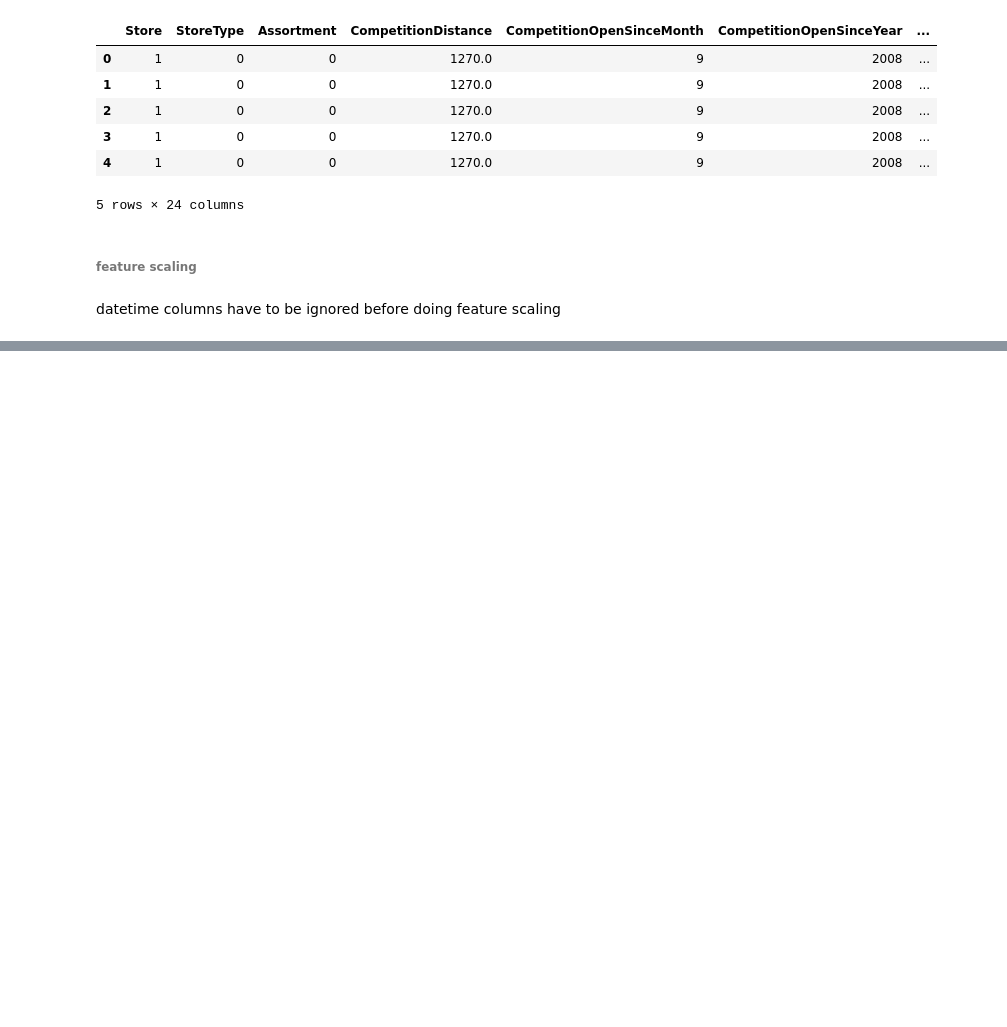
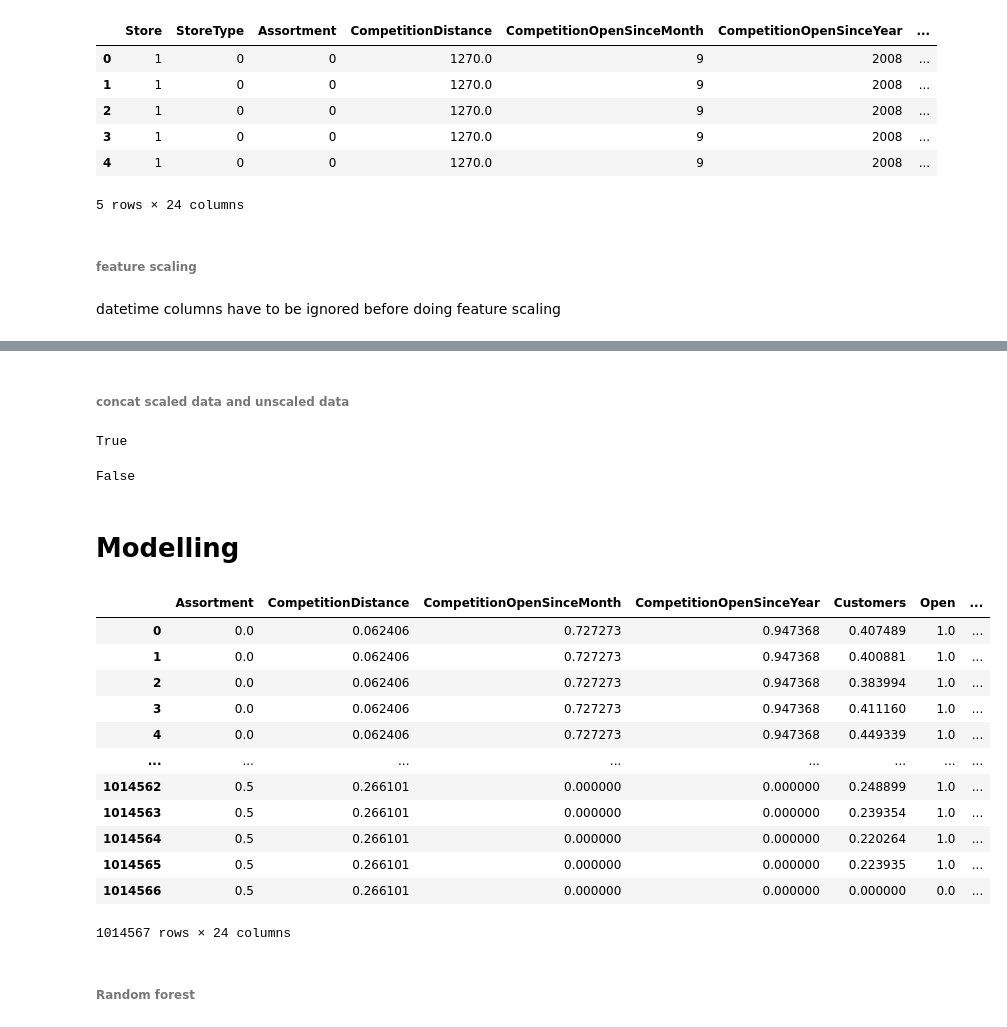
Before and after one commit to skevin-dev/Pharmaceutical_Sales_prediction, a Jupyter notebook: Notebooks/Data _pre-processing & Modelling .ipynb, the cells around one changed output, grey strips where cells are left out. Drawn from its saved outputs; the diff is of its cells as text; code cells hidden in the pictures; blank space fills up the shorter version.

Commit message:
Finished random forest

```diff
--- a/Notebooks/Data _pre-processing .ipynb
+++ b/Notebooks/Data _pre-processing & Modelling .ipynb
@@ -145,9 +150,3 @@ test_df.head()
 ###### feature scaling
 # %% [markdown]
 datetime columns have to be ignored before doing feature scaling
-# %%
-def separate_columns(df):
-    datetime_columm =['Date','DayOfWeek'] + df.iloc[:,-7:].columns.tolist()
-    no_datetime = df.columns.difference(datetime_columm).tolist()
-    df_ = df[no_datetime]
-    return df_,datetime_columm
@@ -177,0 +153,6 @@ test_transformed.to_csv('../data/test_preprocessed.csv')
+# %%
+def separate_columns(df):
+    datetime_columm =['Date','DayOfWeek'] + df.iloc[:,-7:].columns.tolist() + ['Sales']
+    no_datetime = df.columns.difference(datetime_columm).tolist()
+    df_ = df[no_datetime]
+    return df_,datetime_columm
@@ -177,0 +167,2 @@ test_transformed.to_csv('../data/test_preprocessed.csv')
+# %% [markdown]
+###### concat scaled data and unscaled data
@@ -177,0 +172,28 @@ test_transformed.to_csv('../data/test_preprocessed.csv')
+# %%
+len(train_transformed.columns) == len(train_df.columns)
+# %% [output]
+True
+# %%
+len(test_transformed.columns) == len(test_df.columns)
+# %% [output]
+False
+# %% [markdown]
+# Modelling
+# %%
+clean_data(train_transformed).drop_cols(train_transformed,['Date'])
+# %% [output]
+|  | Assortment | CompetitionDistance | CompetitionOpenSinceMonth | CompetitionOpenSinceYear | Customers | Open | ... |
+| 0 | 0.0 | 0.062406 | 0.727273 | 0.947368 | 0.407489 | 1.0 | ... |
+| 1 | 0.0 | 0.062406 | 0.727273 | 0.947368 | 0.400881 | 1.0 | ... |
+| 2 | 0.0 | 0.062406 | 0.727273 | 0.947368 | 0.383994 | 1.0 | ... |
+| 3 | 0.0 | 0.062406 | 0.727273 | 0.947368 | 0.411160 | 1.0 | ... |
+| 4 | 0.0 | 0.062406 | 0.727273 | 0.947368 | 0.449339 | 1.0 | ... |
+| ... | ... | ... | ... | ... | ... | ... | ... |
+| 1014562 | 0.5 | 0.266101 | 0.000000 | 0.000000 | 0.248899 | 1.0 | ... |
+| 1014563 | 0.5 | 0.266101 | 0.000000 | 0.000000 | 0.239354 | 1.0 | ... |
+| 1014564 | 0.5 | 0.266101 | 0.000000 | 0.000000 | 0.220264 | 1.0 | ... |
+| 1014565 | 0.5 | 0.266101 | 0.000000 | 0.000000 | 0.223935 | 1.0 | ... |
+| 1014566 | 0.5 | 0.266101 | 0.000000 | 0.000000 | 0.000000 | 0.0 | ... |
+1014567 rows × 24 columns
+# %% [markdown]
+###### Random forest
```
Also changed, not shown: parts of 20 cells of this notebook, 3 other files.
